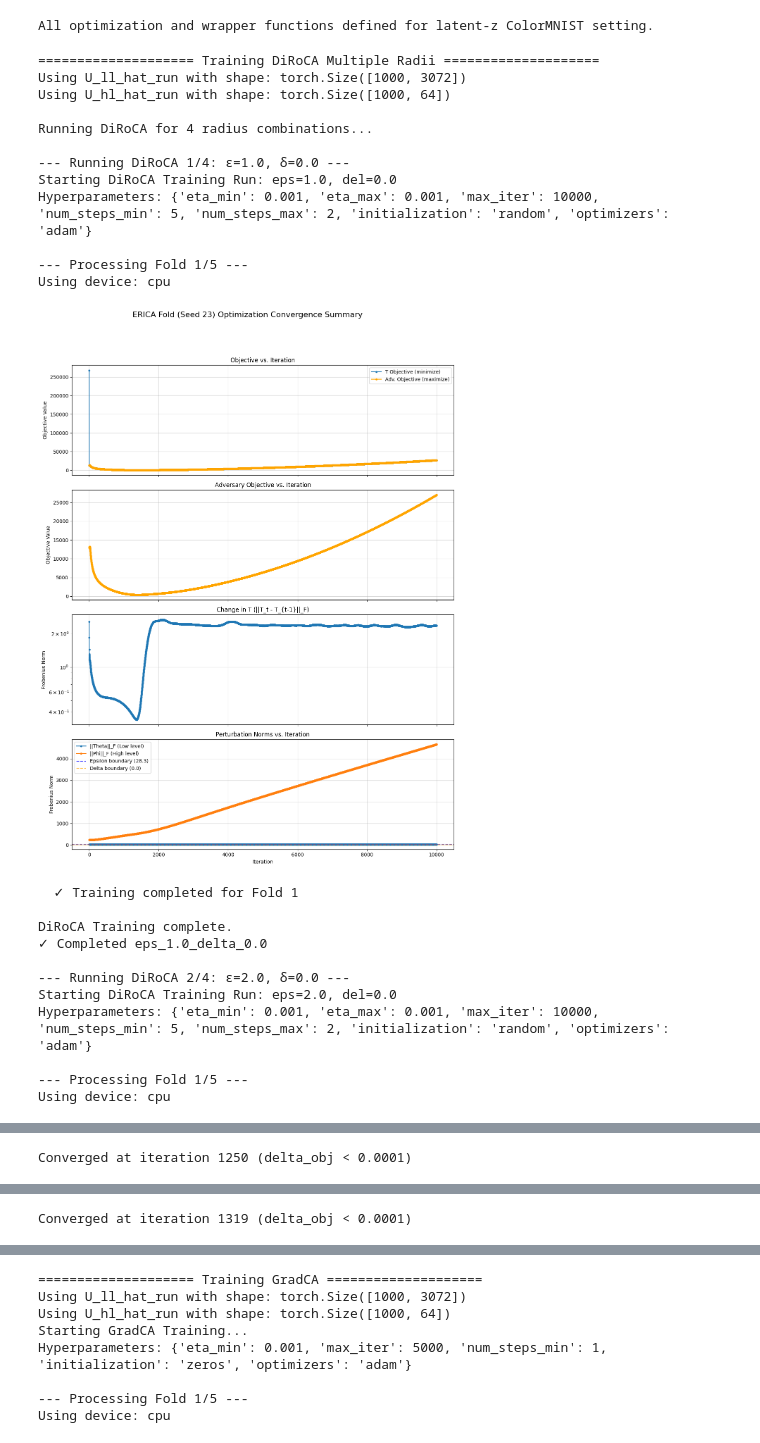
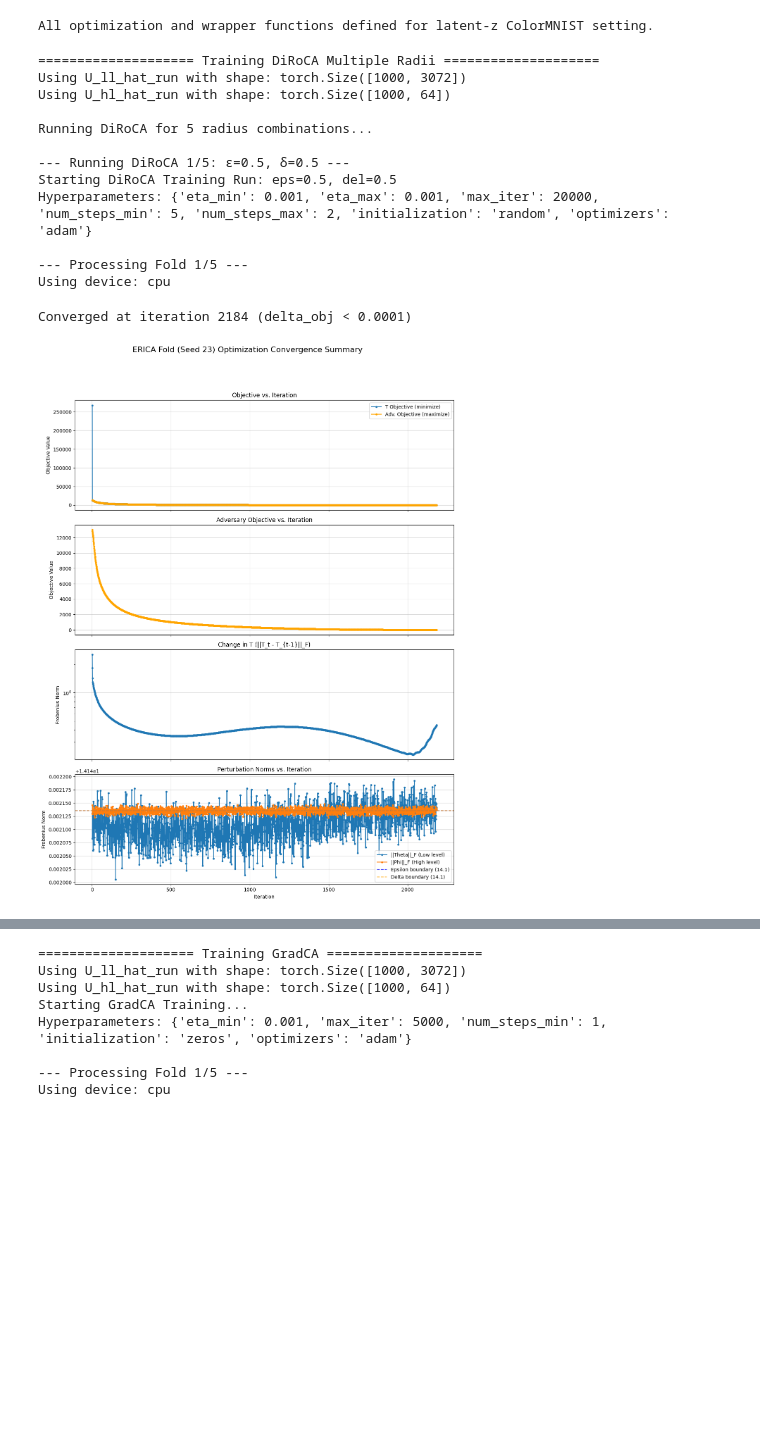
Before and after one commit to yfelekis/GenDiroca, a Jupyter notebook: cmnist_opt_new.ipynb, the cells around one changed output, grey strips where cells are left out. Drawn from its saved outputs; the diff is of its cells as text; code cells hidden in the pictures; blank space fills up the shorter version.

```diff
--- a/cmnist_opt_new.ipynb
+++ b/cmnist_opt_new.ipynb
@@ -1757,7 +1757,7 @@ print("\n" + "="*20 + " Training DiRoCA Multiple Radii " + "="*20)
 diroca_hyperparams = {
     'eta_min': 1e-3,
     'eta_max': 1e-3,
-    'max_iter': 10000,
+    'max_iter': 20000,
     'num_steps_min': 5,
     'num_steps_max': 2,
     'initialization': 'random',
@@ -1775,6 +1775,7 @@ fixed_params_diroca = {
 
 # --- Multiple Radii for DiRoCA ---
 radius_combinations = [
+    (0.5, 0.5),
     (1.0, 0.0),
     (2.0, 0.0),
     (4.0, 0.0),
@@ -1827,46 +1828,36 @@ for i, (epsilon, delta) in enumerate(radius_combinations):
     # Optional: free some memory between runs
     gc.collect()
     if torch.cuda.is_available():
         torch.cuda.empty_cache()
 
 print("\n" + "="*50)
 print("DiRoCA Multi-Radius Training Complete!")
 print("="*50)
 
 # --- Summary of Results ---
 print("\nResults Summary:")
 for radius_key, results in all_results_diroca.items():
     if results is not None:
         print(f"  ✓ {radius_key}: Success")
     else:
         print(f"  ✗ {radius_key}: Failed")
 
 # --- Access Individual Results Example ---
 # Example: Access results for epsilon=5.0, delta=5.0
 # results_5_5 = all_results_diroca['eps_5.0_delta_5.0']
 # monitors_5_5 = all_monitors_diroca['eps_5.0_delta_5.0']
 # %% [output]
 ==================== Training DiRoCA Multiple Radii ====================
 Using U_ll_hat_run with shape: torch.Size([1000, 3072])
 Using U_hl_hat_run with shape: torch.Size([1000, 64])
 
-Running DiRoCA for 4 radius combinations...
+Running DiRoCA for 5 radius combinations...
 
---- Running DiRoCA 1/4: ε=1.0, δ=0.0 ---
-Starting DiRoCA Training Run: eps=1.0, del=0.0
-Hyperparameters: {'eta_min': 0.001, 'eta_max': 0.001, 'max_iter': 10000, 'num_steps_min': 5, 'num_steps_max': 2, 'initialization': 'random', 'optimizers': 'adam'}
+--- Running DiRoCA 1/5: ε=0.5, δ=0.5 ---
+Starting DiRoCA Training Run: eps=0.5, del=0.5
+Hyperparameters: {'eta_min': 0.001, 'eta_max': 0.001, 'max_iter': 20000, 'num_steps_min': 5, 'num_steps_max': 2, 'initialization': 'random', 'optimizers': 'adam'}
 
 --- Processing Fold 1/5 ---
 Using device: cpu
+Converged at iteration 2184 (delta_obj < 0.0001)
-[figure, old version]
+[figure, new version]
-  ✓ Training completed for Fold 1
-
-DiRoCA Training complete.
-✓ Completed eps_1.0_delta_0.0
-
---- Running DiRoCA 2/4: ε=2.0, δ=0.0 ---
-Starting DiRoCA Training Run: eps=2.0, del=0.0
-Hyperparameters: {'eta_min': 0.001, 'eta_max': 0.001, 'max_iter': 10000, 'num_steps_min': 5, 'num_steps_max': 2, 'initialization': 'random', 'optimizers': 'adam'}
-
---- Processing Fold 1/5 ---
-Using device: cpu
@@ -1882,4 +1872,3 @@ Hyperparameters: {'eta_min': 0.001, 'eta_max': 0.001, 'max_iter': 10000, 'num_st
 
 --- Processing Fold 1/5 ---
 Using device: cpu
-Converged at iteration 1250 (delta_obj < 0.0001)
@@ -1898 +1874,0 @@ Using device: cpu
-Converged at iteration 1319 (delta_obj < 0.0001)
```
Also changed, not shown: parts of 7 cells of this notebook, 9 other files.
